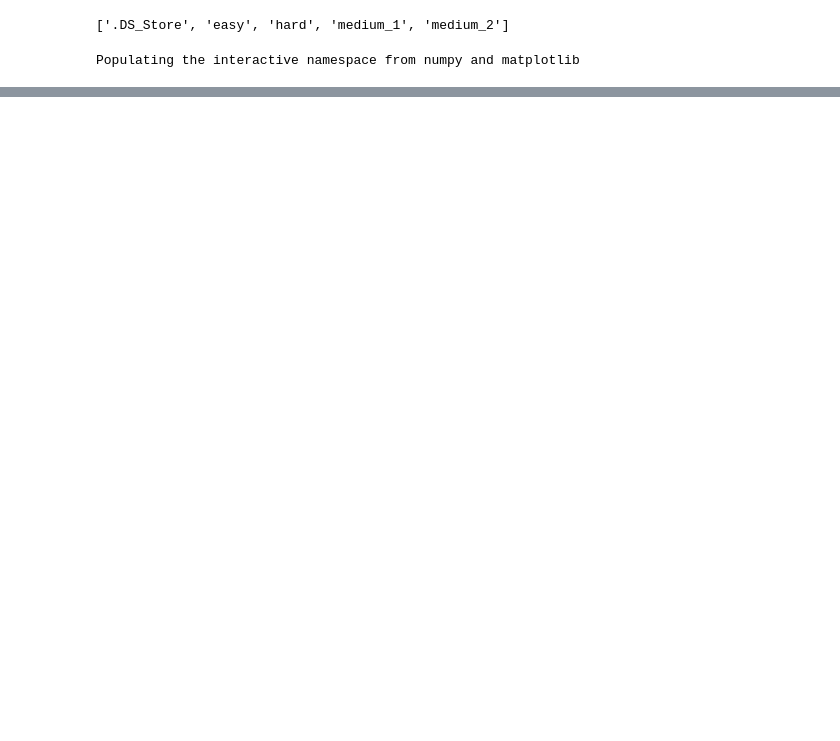
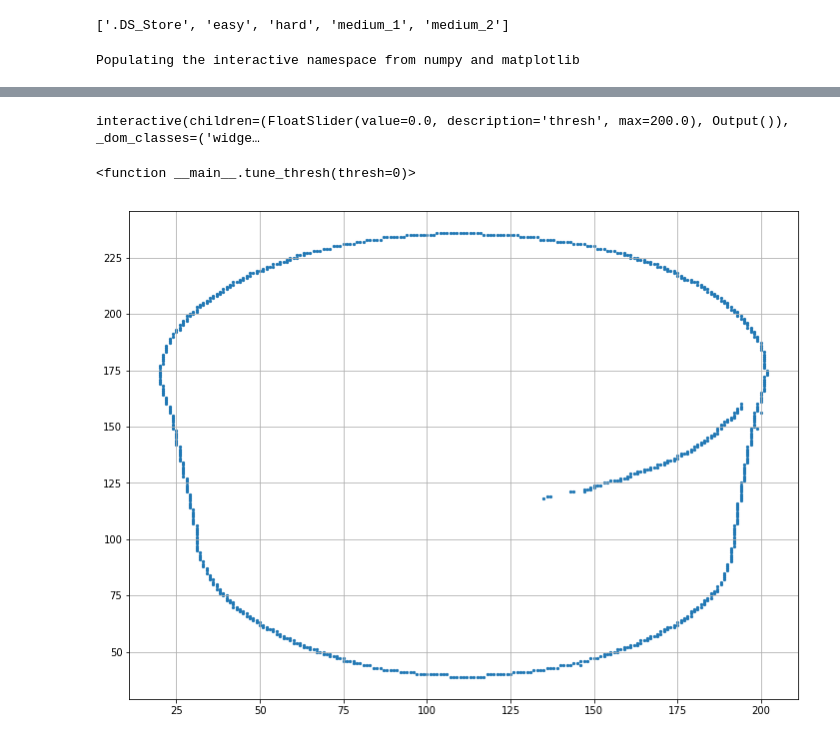
Before and after one commit to Deep419/Computer-Vision, a Jupyter notebook: challenges/the_original_problem/code.ipynb, the cells around one changed output, grey strips where cells are left out. Saved outputs shown, nothing was run; the diff lists cells and outputs as text; code cells hidden in the pictures; blank space fills up the shorter version.

```diff
--- a/challenges/the_original_problem/code.ipynb
+++ b/challenges/the_original_problem/code.ipynb
@@ -274,0 +277,2 @@ print(f.mean())
+# %%
+edges = gm>150
@@ -274,0 +283,12 @@ print(f.mean())
+# %%
+interact(tune_thresh, thresh = (0, 200, 0.1))
+# %% [output]
+interactive(children=(FloatSlider(value=0.0, description='thresh', max=200.0), Output()), _dom_classes=('widge…
+<function __main__.tune_thresh(thresh=0)>
+# %%
+y_coords, x_coords = np.where(edges)
+fig = figure(0, (12,9))
+scatter(x_coords, edges.shape[0] - y_coords, s = 5)
+grid(1)
+# %% [output]
+[figure, added]
```
Also changed, not shown: parts of 16 cells of this notebook.
